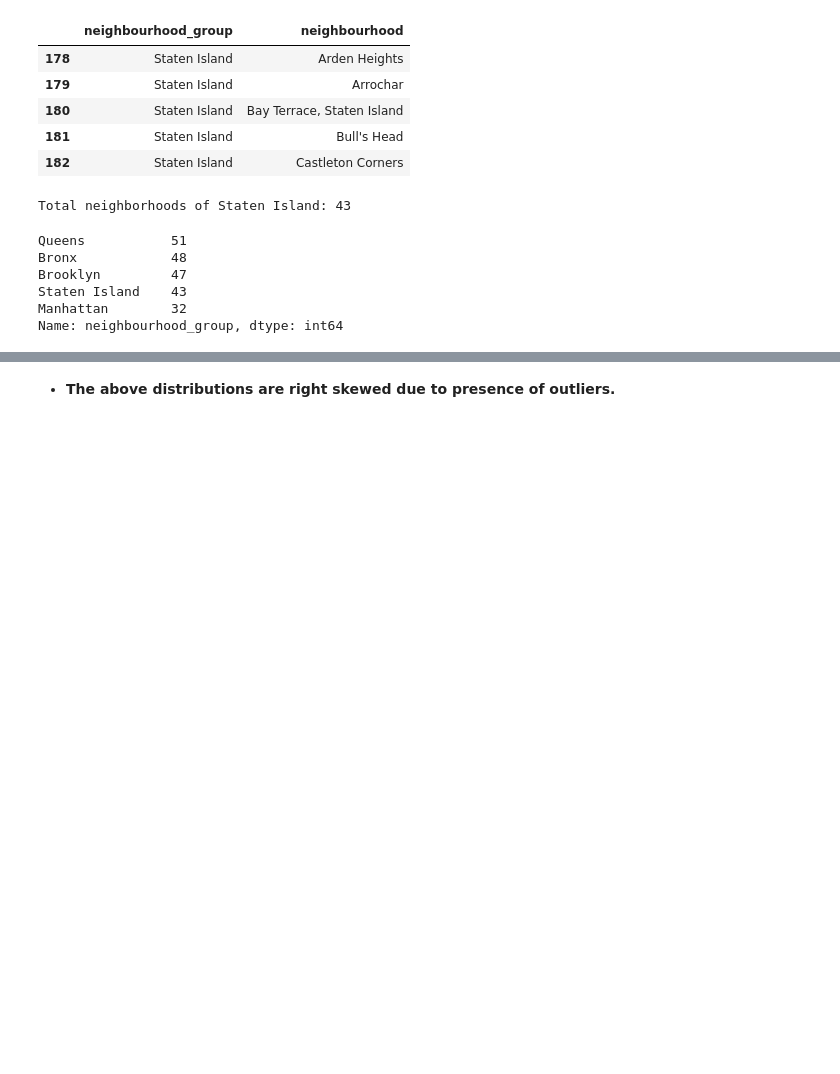
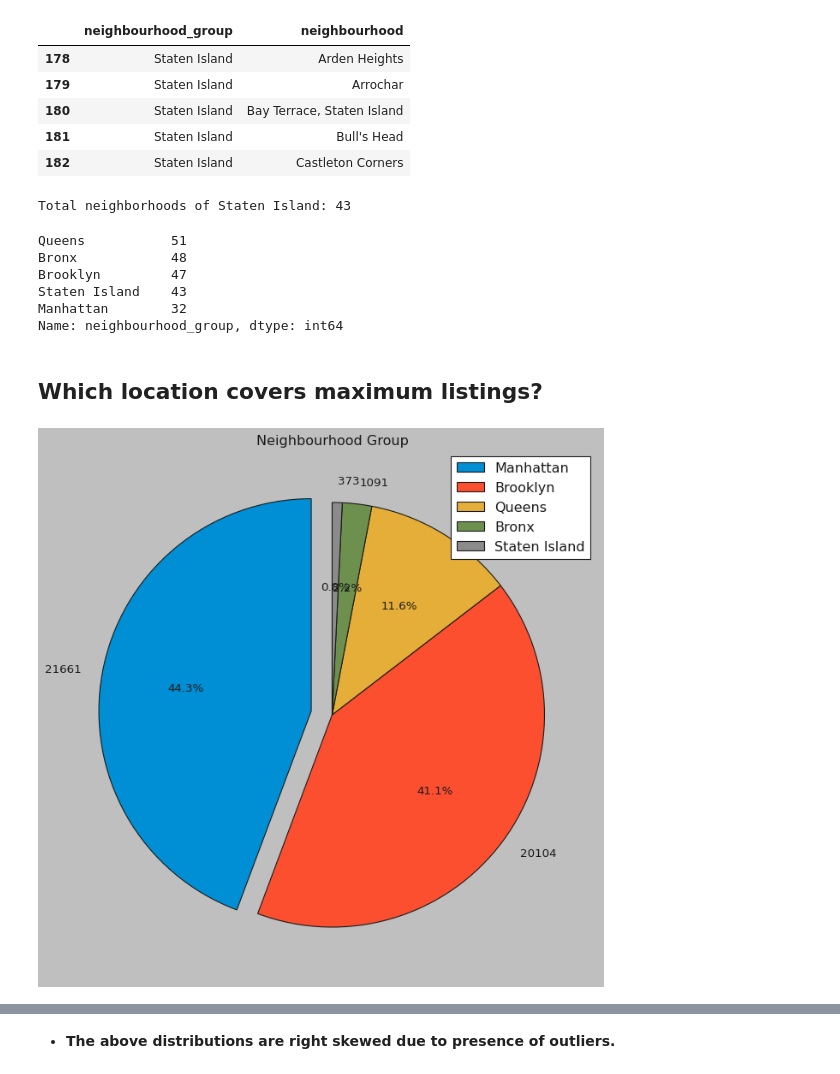
Before and after one commit to vir097/Airbnb-Bookings-Analysis---Capstone-Project, a Jupyter notebook: Airbnb_Bookings_Analysis_Capstone_Project.ipynb, the cells around one changed output, grey strips where cells are left out. Saved outputs shown, nothing was run; the diff lists cells and outputs as text; code cells hidden in the pictures; blank space fills up the shorter version.

```diff
--- a/Airbnb_Bookings_Analysis_Capstone_Project.ipynb
+++ b/Airbnb_Bookings_Analysis_Capstone_Project.ipynb
@@ -452,3 +466,25 @@ Brooklyn         47
 Staten Island    43
 Manhattan        32
 Name: neighbourhood_group, dtype: int64
+# %% [markdown]
+## **Which location covers maximum listings?**
+# %%
+# Visualisation of Airbnb listings in different neighbourhood groups (in percentage).
+# pie chart
+
+labels = airbnb_df.neighbourhood_group.value_counts().index
+
+colors = ['#008fd5','#fc4f30','#e5ae38','#6d904f','#8b8b8b']
+explode = (0.1,0,0,0,0)
+
+shape = airbnb_df.neighbourhood_group.value_counts().values
+
+
+plt.rcParams["figure.figsize"]=(10,10)
+
+plt.pie(shape, explode = explode, labels=shape, colors= colors, autopct = '%1.1f%%', startangle=90)
+plt.legend(labels)
+plt.title('Neighbourhood Group')
+plt.show()
+# %% [output]
+[figure, added]
```
Also changed, not shown: parts of 31 cells of this notebook.
